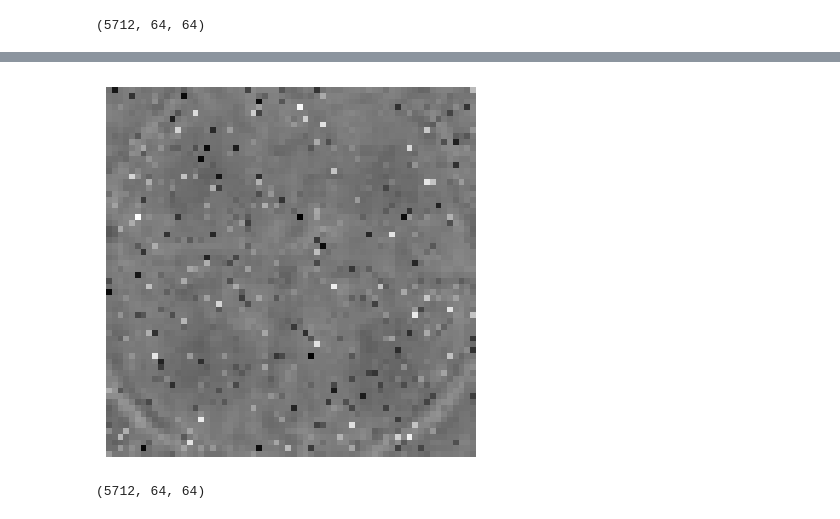
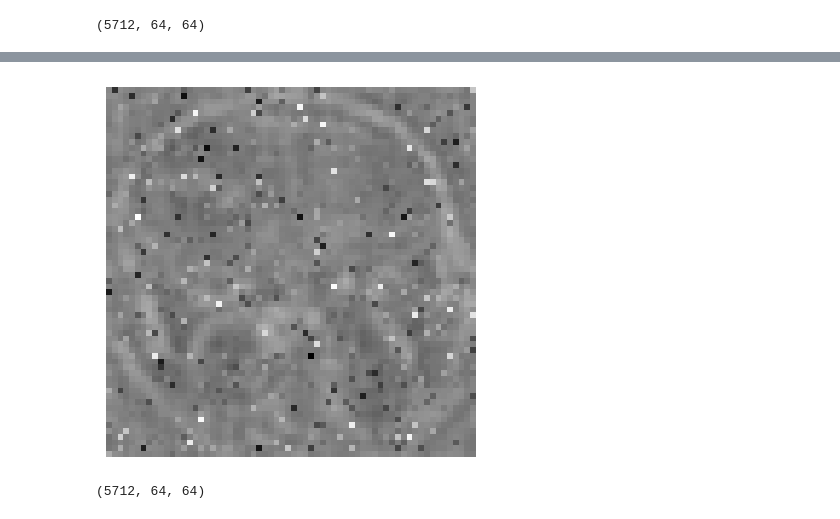
Before and after one commit to jetwidjaja96-cloud/MV, a Jupyter notebook: DWT.ipynb, the cells around one changed output, grey strips where cells are left out. Saved outputs shown, nothing was run; the diff lists cells and outputs as text; code cells hidden in the pictures.

```diff
--- a/DWT.ipynb
+++ b/DWT.ipynb
@@ -214,9 +226,9 @@ recon_tumor = reconstruction_model.predict(
 # %%
-plt.imshow(recon_tumor[202], cmap='gray')
+plt.imshow(recon_tumor[0], cmap='gray')
 plt.axis('off')
 plt.show()
 # %% [output]
-[figure, old version]
+[figure, new version]
 # %%
 print(recon_tumor.shape)
 # %% [output]
```
Also changed, not shown: parts of 7 cells of this notebook, 1 other file.
